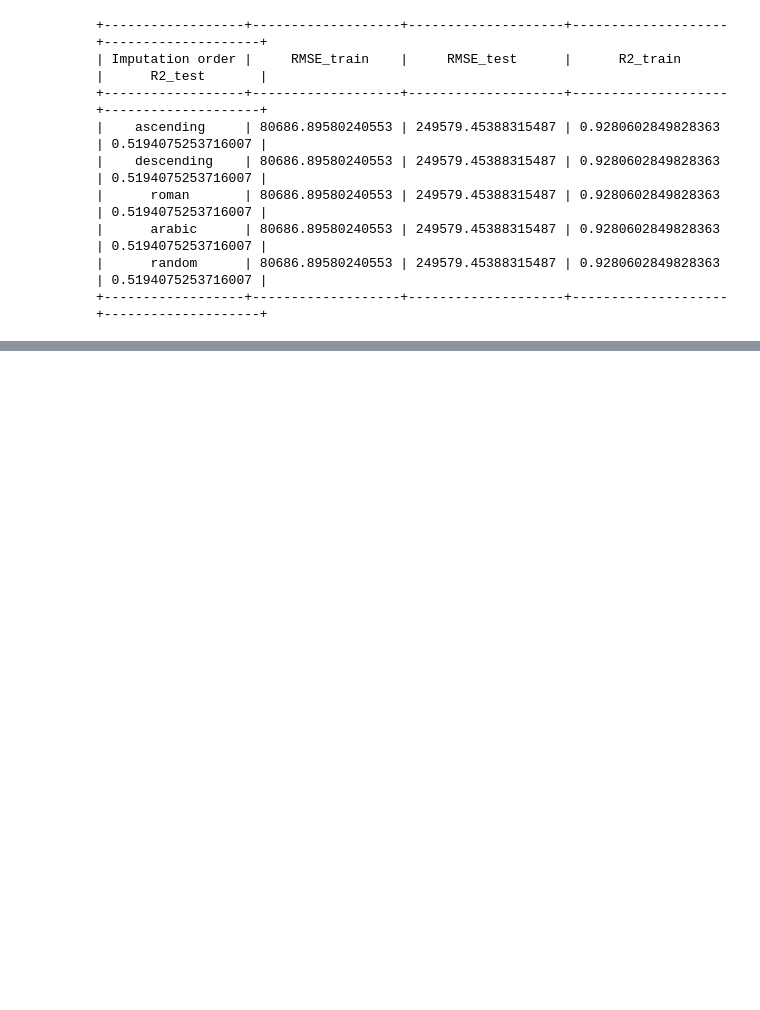
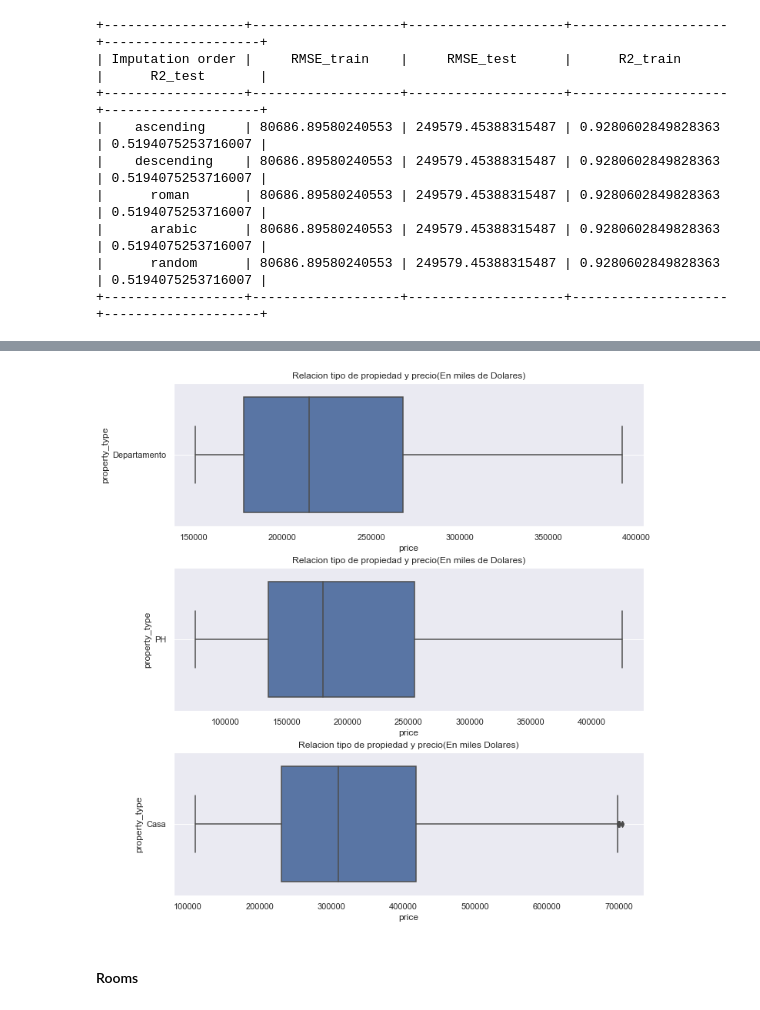
Before and after one commit to jimmyibanez/project_property2, a Jupyter notebook: Project_2.ipynb, the cells around one changed output, grey strips where cells are left out. Cells and saved outputs as stored; diff of their text form; code cells hidden in the pictures; blank space fills up the shorter version.

```diff
--- a/Project_2.ipynb
+++ b/Project_2.ipynb
@@ -515,0 +550,24 @@ dtype: int64
+# %%
+dptos=dp[dp["property_type"]=="Departamento"]
+phs=dp[dp["property_type"]=="PH"]
+casas=dp[dp["property_type"]=="Casa"]
+# %%
+dptos= dptos[(dptos.price <= 495750.0) & (dptos.price >=150500.0) ]
+phs=phs[(phs.price <= 471112.5) & (phs.price >=65000.0) ]
+casas=casas[(casas.price <= 826875.0) & (casas.price >=84810.0) ]
+# %%
+figure,(ax1,ax2,ax3) = plt.subplots(3,constrained_layout=True,figsize=(10,10))
+ax1.set_title("Relacion tipo de propiedad y precio(En miles de Dolares)")
+ax2.set_title("Relacion tipo de propiedad y precio(En miles de Dolares)")
+ax3.set_title("Relacion tipo de propiedad y precio(En miles Dolares)")
+sns.boxplot(data=dptos,x="price",y="property_type",ax=ax1)
+sns.boxplot(data=phs,x="price",y="property_type",ax=ax2)
+sns.boxplot(data=casas,x="price",y="property_type",ax=ax3)
+ax1.grid()
+ax2.grid()
+ax3.grid()
+plt.show()
+# %% [output]
+[figure, added]
+# %% [markdown]
+#### Rooms
```
Also changed, not shown: parts of 42 cells of this notebook.
